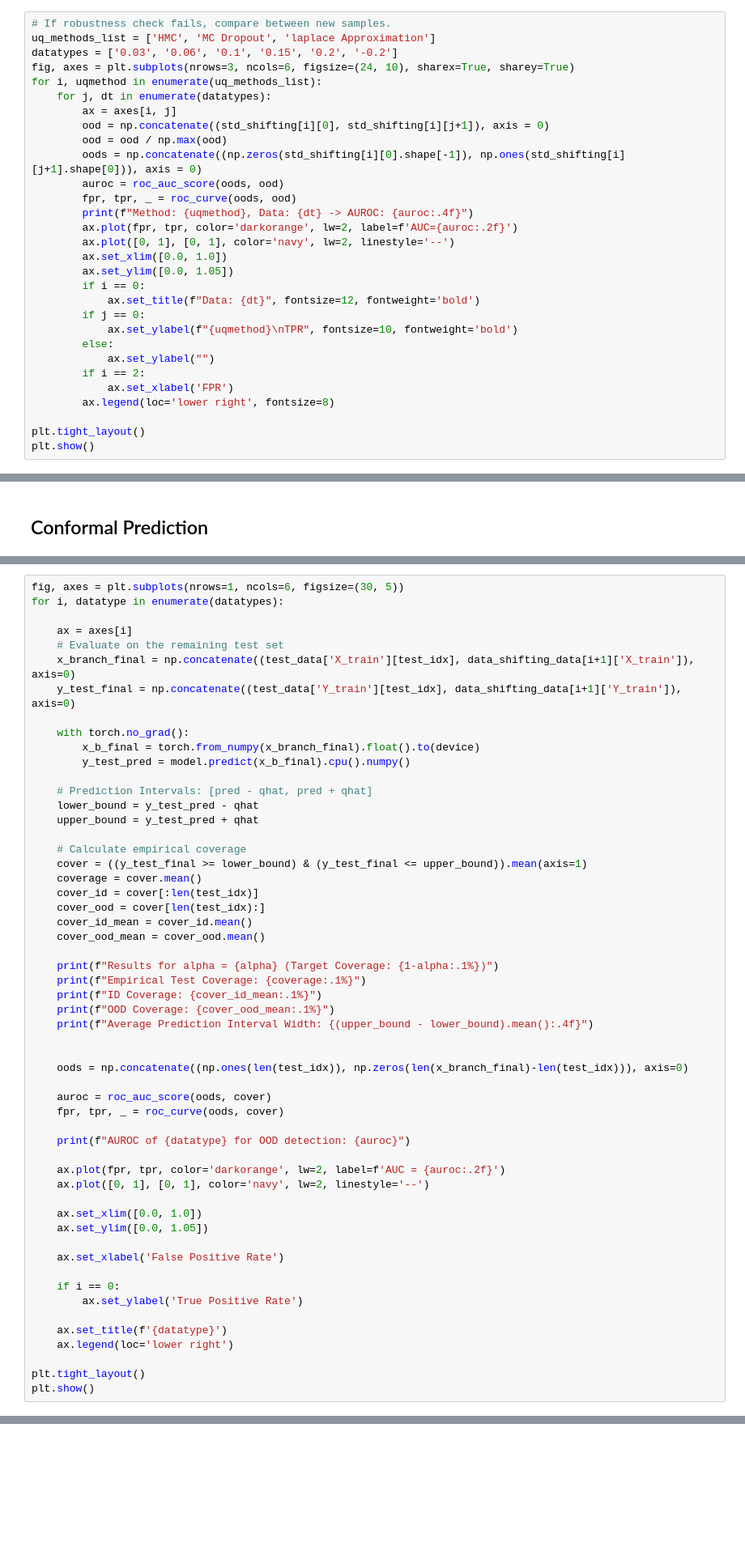
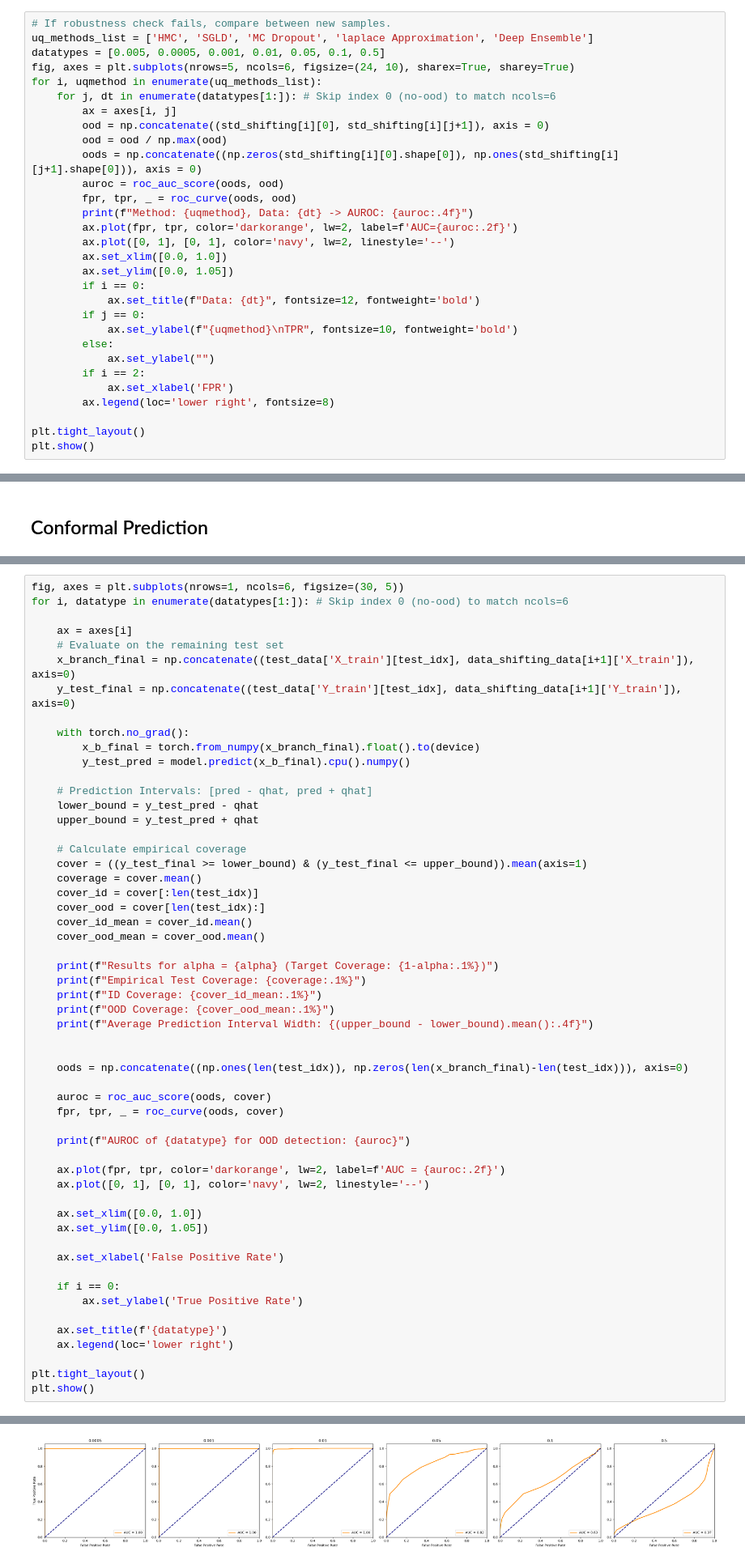
Before and after one commit to hwkin/uq, a Jupyter notebook: poisson/PCANet/training_and_testing.ipynb, the cells around one changed output, grey strips where cells are left out. Shown at 81% size. Drawn from its saved outputs; the diff is of its cells as text; blank space fills up the shorter version.

```diff
--- a/poisson/PCANet/training_and_testing.ipynb
+++ b/poisson/PCANet/training_and_testing.ipynb
@@ -724,14 +846,14 @@ Method: laplace Approximation, Data: -0.2 -> AUROC: 0.5310
 # %%
 # If robustness check fails, compare between new samples.
-uq_methods_list = ['HMC', 'MC Dropout', 'laplace Approximation']
-datatypes = ['0.03', '0.06', '0.1', '0.15', '0.2', '-0.2']
-fig, axes = plt.subplots(nrows=3, ncols=6, figsize=(24, 10), sharex=True, sharey=True)
+uq_methods_list = ['HMC', 'SGLD', 'MC Dropout', 'laplace Approximation', 'Deep Ensemble']
+datatypes = [0.005, 0.0005, 0.001, 0.01, 0.05, 0.1, 0.5]
+fig, axes = plt.subplots(nrows=5, ncols=6, figsize=(24, 10), sharex=True, sharey=True)
 for i, uqmethod in enumerate(uq_methods_list):
-    for j, dt in enumerate(datatypes):
+    for j, dt in enumerate(datatypes[1:]): # Skip index 0 (no-ood) to match ncols=6
         ax = axes[i, j]
         ood = np.concatenate((std_shifting[i][0], std_shifting[i][j+1]), axis = 0)
         ood = ood / np.max(ood)
-        oods = np.concatenate((np.zeros(std_shifting[i][0].shape[-1]), np.ones(std_shifting[i][j+1].shape[0])), axis = 0)
+        oods = np.concatenate((np.zeros(std_shifting[i][0].shape[0]), np.ones(std_shifting[i][j+1].shape[0])), axis = 0)
         auroc = roc_auc_score(oods, ood)
         fpr, tpr, _ = roc_curve(oods, ood)
         print(f"Method: {uqmethod}, Data: {dt} -> AUROC: {auroc:.4f}")
@@ -792,6 +930,6 @@ Quantile (qhat) mean value: 0.1699
 # %%
 fig, axes = plt.subplots(nrows=1, ncols=6, figsize=(30, 5))
-for i, datatype in enumerate(datatypes):
+for i, datatype in enumerate(datatypes[1:]): # Skip index 0 (no-ood) to match ncols=6
 
     ax = axes[i]
     # Evaluate on the remaining test set
@@ -844,3 +982,4 @@ for i, datatype in enumerate(datatypes):
 
 plt.tight_layout()
 plt.show()
+# %% [output]
@@ -847,3 +1003,4 @@ plt.show()
+[figure, added]
 # %%
 # If robustness check fails, recalibrate using new samples.
 
```
Also changed, not shown: parts of 31 cells of this notebook, 20 other files.
